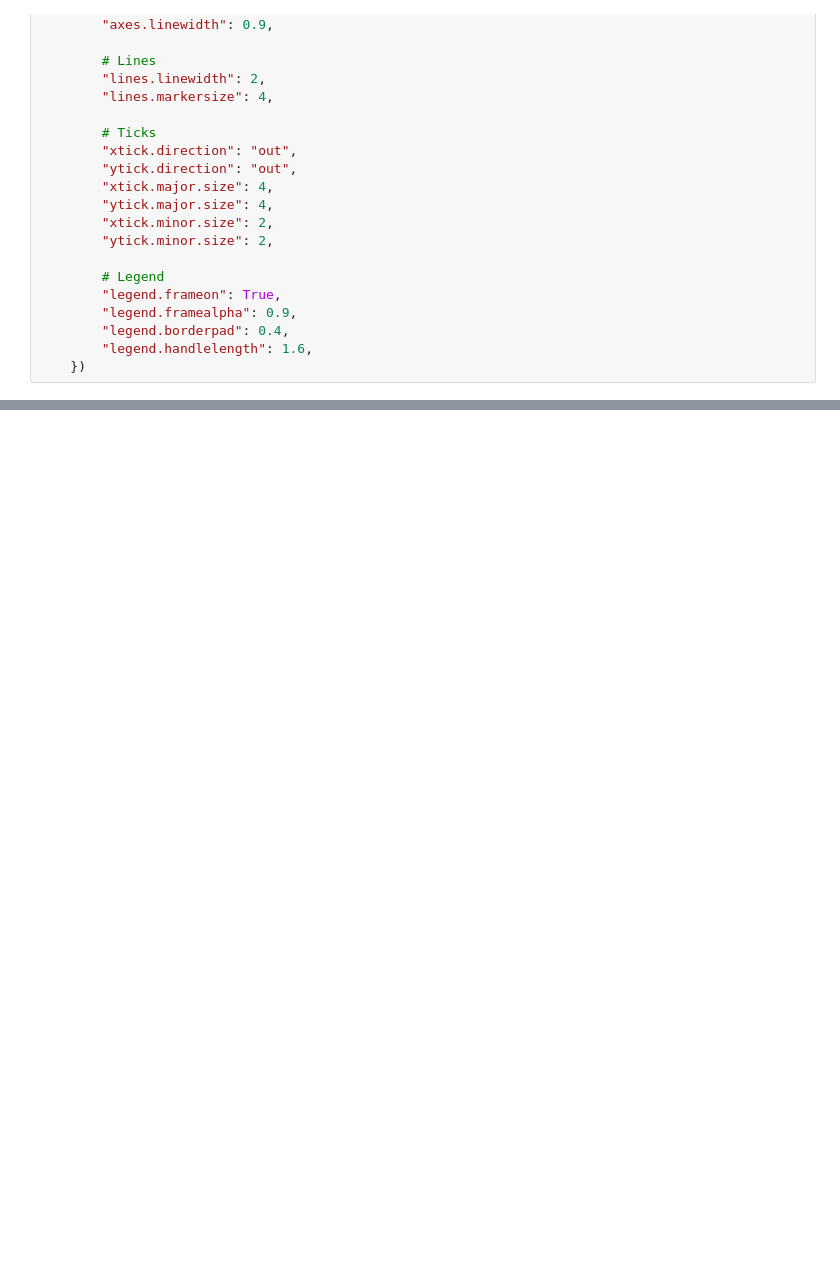
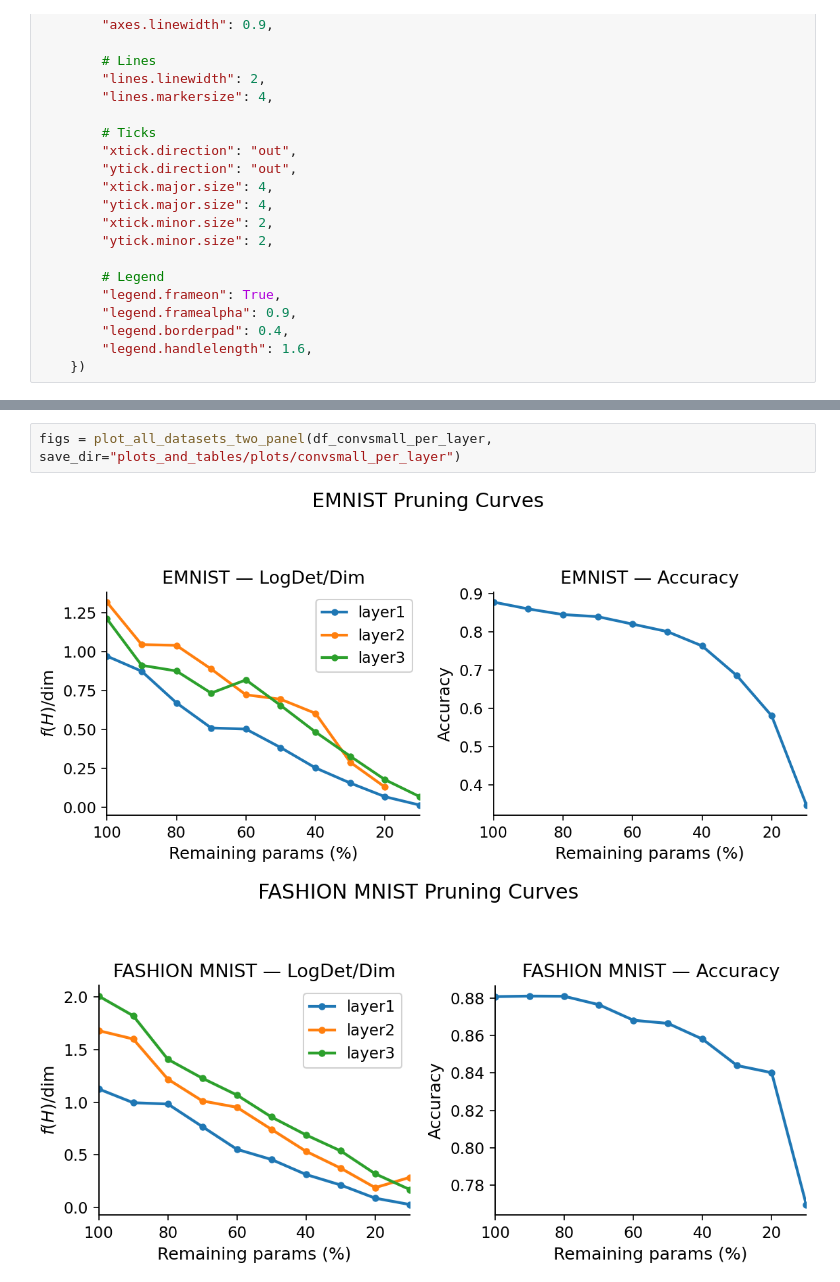
Before and after one commit to PerezLucas2903/LTH-FisherInformation, a Jupyter notebook: plots_and_tables/make_tables.ipynb, the cells around one changed output, grey strips where cells are left out. Saved outputs shown, nothing was run; the diff lists cells and outputs as text; blank space fills up the shorter version.

```diff
--- a/plots_and_tables/make_tables.ipynb
+++ b/plots_and_tables/make_tables.ipynb
@@ -404,0 +463,5 @@ figs = plot_all_datasets_two_panel(df_resnet18, invert_x=True)
+# %%
+figs = plot_all_datasets_two_panel(df_convsmall_per_layer, save_dir="plots_and_tables/plots/convsmall_per_layer")
+# %% [output]
+[figure, added]
+[figure, added]
```
Also changed, not shown: parts of 24 cells of this notebook, 3 other files.
